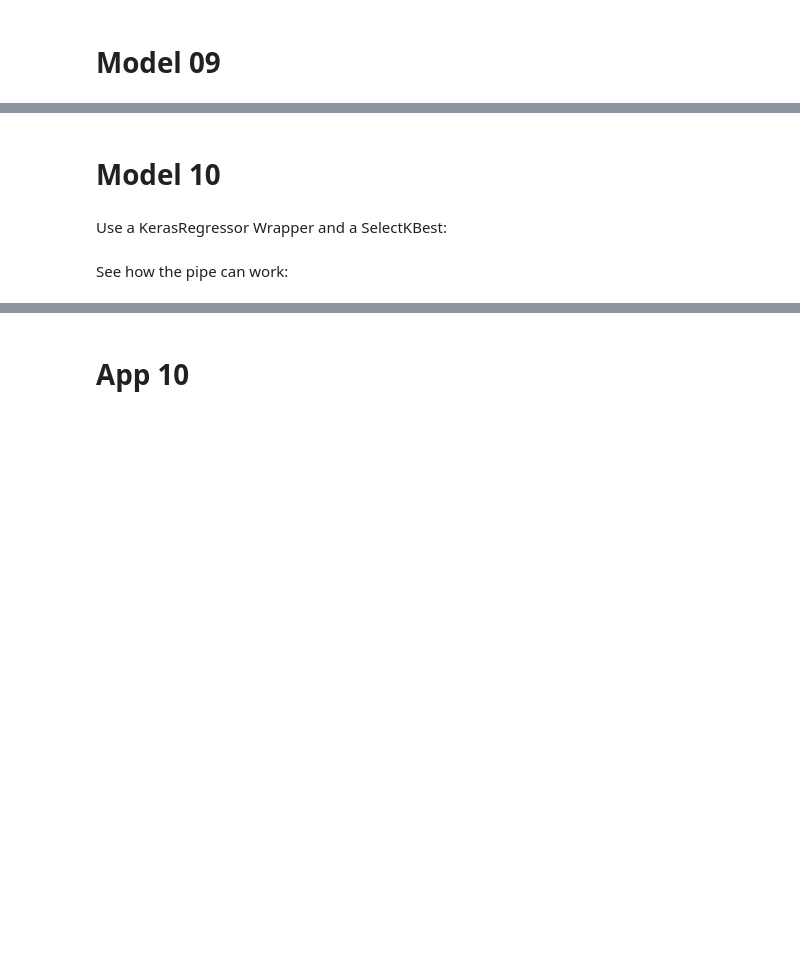
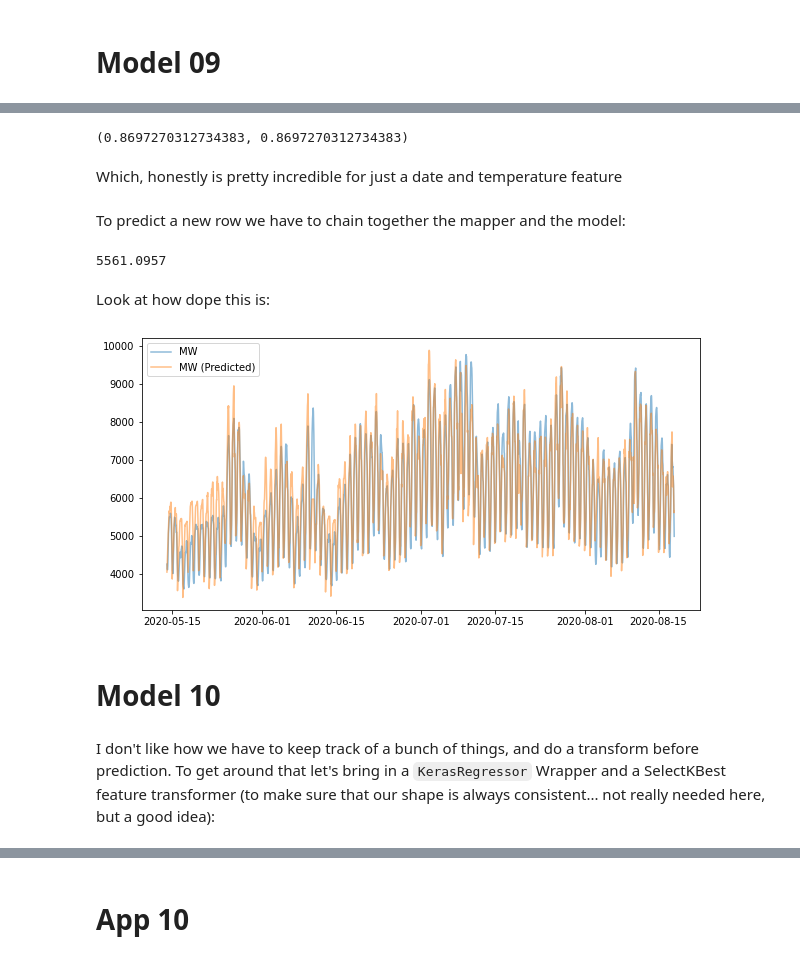
Before and after one commit to maxhumber/CDML, a Jupyter notebook: step_by_step.ipynb, the cells around one changed output, grey strips where cells are left out. Cells and saved outputs as stored; diff of their text form; code cells hidden in the pictures; blank space fills up the shorter version.

```diff
--- a/step_by_step.ipynb
+++ b/step_by_step.ipynb
@@ -1232,11 +1236,4 @@ model.compile(
     metrics=[tf.keras.metrics.RootMeanSquaredError()]
 )
 
-model.fit(
-    Z_train, y_train,
-    epochs=100, batch_size=32,
-    validation_data=(Z_test, y_test)
-)
-
-model.evaluate(Z_test, y_test)
-r2_score(y_test, model.predict(Z_test)), r2_score(y_test, model.predict(Z_test))
+model.fit(Z_train, y_train, epochs=100, verbose=0)
@@ -1245,3 +1251,13 @@ Predict something new:
+# %%
+from sklearn.metrics import r2_score
+
+r2_score(y_test, model.predict(Z_test)), r2_score(y_test, model.predict(Z_test))
+# %% [output]
+(0.8697270312734383, 0.8697270312734383)
+# %% [markdown]
+Which, honestly is pretty incredible for just a date and temperature feature
+# %% [markdown]
+To predict a new row we have to chain together the mapper and the model:
 # %%
 new = pd.DataFrame({
     'date': [pd.Timestamp('now')],
@@ -1249,16 +1265,21 @@ new = pd.DataFrame({
 })
 
 model.predict(mapper.transform(new))[0][0]
+# %% [output]
+5561.0957
+# %% [markdown]
+Look at how dope this is:
 # %%
 plt.figure(figsize=(10, 5))
-plt.plot(X_test['date'], y_test, alpha=1/2);
-plt.plot(X_test['date'], model.predict(Z_test).flatten(), alpha=1/2);
-
-round(mean_squared_error(y_test, model.predict(Z_test)) ** (1/2))
+plt.plot(X_test['date'], y_test, alpha=1/2, label='MW');
+plt.plot(X_test['date'], model.predict(Z_test).flatten(), alpha=1/2, label='MW (Predicted)');
+plt.legend();
+# %% [output]
+[figure, added]
 # %% [markdown]
 # Model 10
-# %% [markdown]
-Use a KerasRegressor Wrapper and a SelectKBest:
+# %% [markdown]
+I don't like how we have to keep track of a bunch of things, and do a transform before prediction. To get around that let's bring in a `KerasRegressor` Wrapper and a SelectKBest feature transformer (to make sure that our shape is always consistent... not really needed here, but a good idea):
 # %%
 from tensorflow.keras.wrappers.scikit_learn import KerasRegressor
 from tensorflow.keras.models import load_model
@@ -1290,2 +1310,0 @@ model = KerasRegressor(nn, epochs=100, batch_size=32, verbose=0)
-# %% [markdown]
-See how the pipe can work:
```
Also changed, not shown: parts of 30 cells of this notebook, 6 other files.
